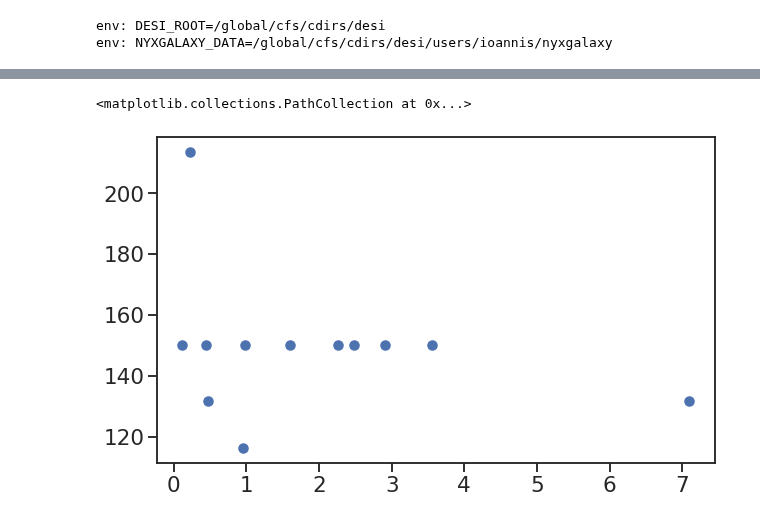
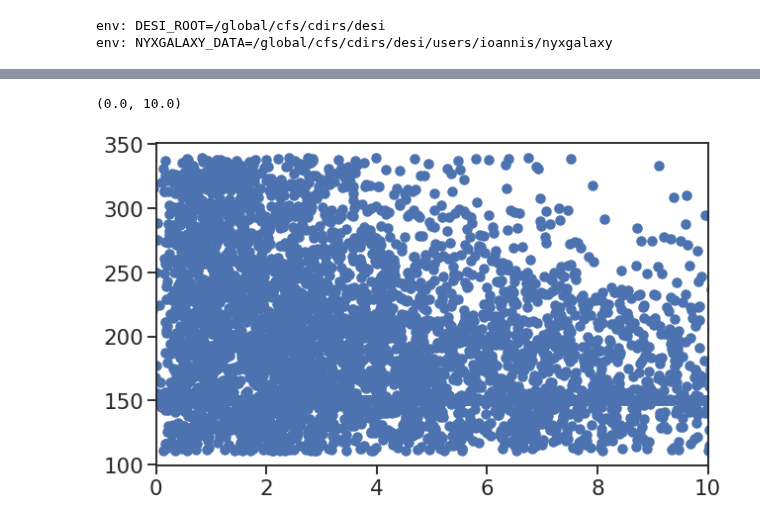
Before and after one commit to desihub/fastspecfit, a Jupyter notebook: doc/nb/nyxgalaxy-analysis.ipynb, the cells around one changed output, grey strips where cells are left out. Cells and saved outputs as stored; diff of their text form; code cells hidden in the pictures.

```diff
--- a/doc/nb/nyxgalaxy-analysis.ipynb
+++ b/doc/nb/nyxgalaxy-analysis.ipynb
@@ -23,11 +29,7 @@ env: NYXGALAXY_DATA=/global/cfs/cdirs/desi/users/ioannis/nyxgalaxy
 # %%
-def read_results(tile, night):
-    nyxgalaxy_dir = os.getenv('NYXGALAXY_DATA')
-    qadir = os.path.join(nyxgalaxy_dir, 'qa')
-    if not os.path.isdir(qadir):
-        os.makedirs(qadir)
-
-    nyxgalaxyfile = os.path.join(nyxgalaxy_dir, 'nyxgalaxy-{}-{}.fits'.format(tile, night))
+def read_results(tilenight):
+    nyxgalaxyfile = os.path.join(nyxgalaxy_dir, 'results',
+                                 'nyxgalaxy-{}.fits'.format(tilenight))
     if not os.path.isfile(nyxgalaxyfile):
         log.info('Output file {} not found!'.format(nyxgalaxyfile))
         return
@@ -38,0 +38,18 @@ res = res[res['CONTINUUM_CHI2'] > 0]
+# %%
+#'70500-20200303'
+
+tiletarg = {
+    '67230-20200315': 'ELG',
+    '67142-20200315': 'ELG',
+    '68001-20200315': 'LRG',
+    '68002-20200315': 'LRG',
+    '66003-20200315': 'BGS',
+}
+
+res = []
+for tilenight in tiletarg.keys():
+    res.append(read_results(tilenight=tilenight))
+res = vstack(res)
+res = res[res['CONTINUUM_CHI2'] > 0]
+ngal = len(res)
+print(ngal)
@@ -39,6 +92,8 @@ res = res[res['CONTINUUM_CHI2'] > 0]
 # %%
 fig, ax = plt.subplots(figsize=(10, 6))
-ax.scatter(res['CONTINUUM_SNR'][:, 0], res['CONTINUUM_VDISP'])
+ax.scatter(res['CONTINUUM_SNR'][:, 2], res['CONTINUUM_VDISP'])
+#ax.set_xscale('log')
+ax.set_xlim(0, 10)
 # %% [output]
-<matplotlib.collections.PathCollection at 0x...>
+(0.0, 10.0)
-[figure, old version]
+[figure, new version]
```
Also changed, not shown: parts of 13 cells of this notebook, 3 other files.
